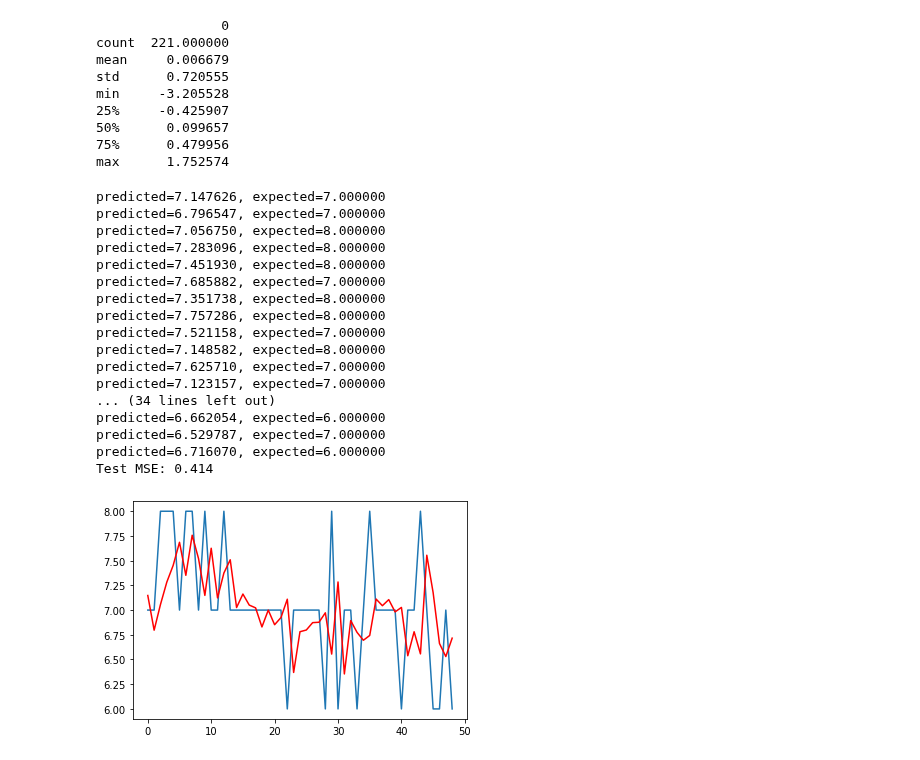
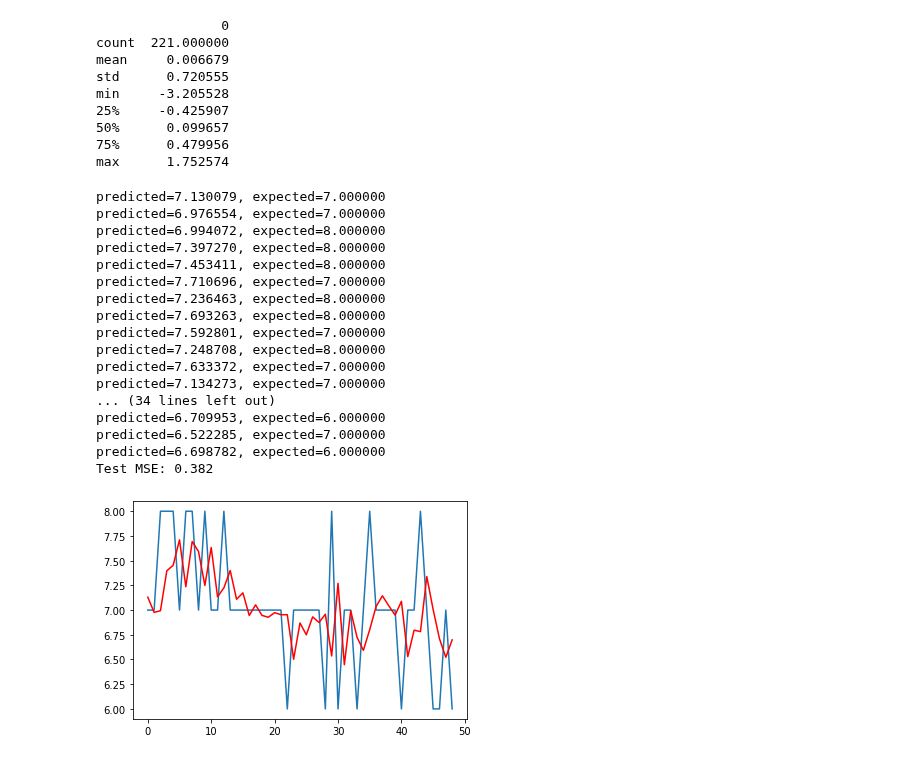
Before and after one commit to guybrush1989/DMT-Group80, a Jupyter notebook: ARIMA.ipynb, the cells around one changed output. Drawn from its saved outputs; the diff is of its cells as text; code cells hidden in the pictures.

```diff
--- a/ARIMA.ipynb
+++ b/ARIMA.ipynb
@@ -199,43 +199,43 @@ max      1.752574
 # %%
 from sklearn.metrics import mean_squared_error
 from statsmodels.tsa.arima_model import ARIMA
 
 size = int(len(moods) * 0.80)
 
 train, test = moods[0:size], moods[size:len(moods)]
 history = [x for x in train]
 predictions = list()
 for t in range(len(test)):
-    model = ARIMA(history, order=(14, 0, 0))
+    model = ARIMA(history, order=(8, 0, 0))
     model_fit = model.fit(disp=0)
     output = model_fit.forecast()
     yhat = output[0]
     predictions.append(yhat)
     obs = test[t]
     history.append(obs)
     print('predicted=%f, expected=%f' % (yhat, obs))
 error = mean_squared_error(test, predictions)
 print('Test MSE: %.3f' % error)
 # plot
 plt.plot(test)
 plt.plot(predictions, color='red')
 plt.show()
 # %% [output]
-predicted=7.147626, expected=7.000000
-predicted=6.796547, expected=7.000000
-predicted=7.056750, expected=8.000000
-predicted=7.283096, expected=8.000000
-predicted=7.451930, expected=8.000000
-predicted=7.685882, expected=7.000000
-predicted=7.351738, expected=8.000000
-predicted=7.757286, expected=8.000000
-predicted=7.521158, expected=7.000000
-predicted=7.148582, expected=8.000000
-predicted=7.625710, expected=7.000000
-predicted=7.123157, expected=7.000000
+predicted=7.130079, expected=7.000000
+predicted=6.976554, expected=7.000000
+predicted=6.994072, expected=8.000000
+predicted=7.397270, expected=8.000000
+predicted=7.453411, expected=8.000000
+predicted=7.710696, expected=7.000000
+predicted=7.236463, expected=8.000000
+predicted=7.693263, expected=8.000000
+predicted=7.592801, expected=7.000000
+predicted=7.248708, expected=8.000000
+predicted=7.633372, expected=7.000000
+predicted=7.134273, expected=7.000000
 ... (34 lines left out)
-predicted=6.662054, expected=6.000000
-predicted=6.529787, expected=7.000000
-predicted=6.716070, expected=6.000000
-Test MSE: 0.414
+predicted=6.709953, expected=6.000000
+predicted=6.522285, expected=7.000000
+predicted=6.698782, expected=6.000000
+Test MSE: 0.382
-[figure, old version]
+[figure, new version]
```
Also changed, not shown: parts of 1 cell of this notebook.
